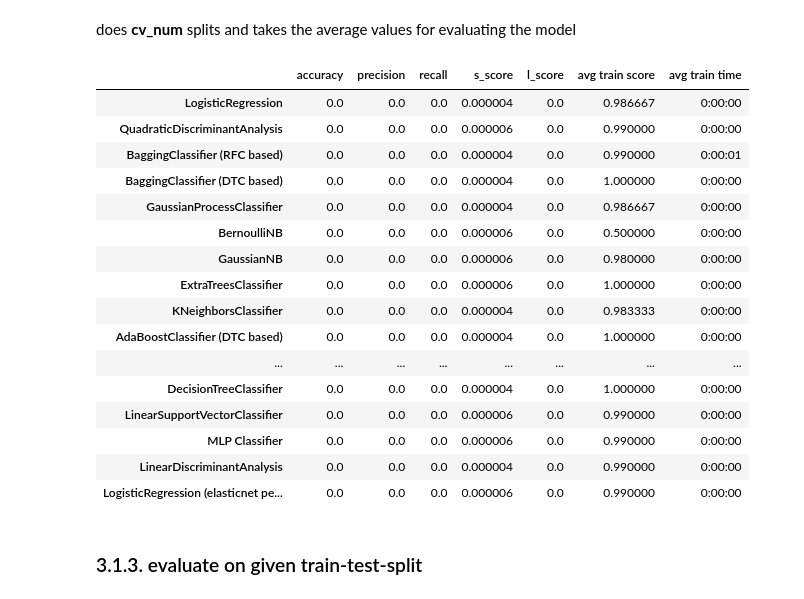
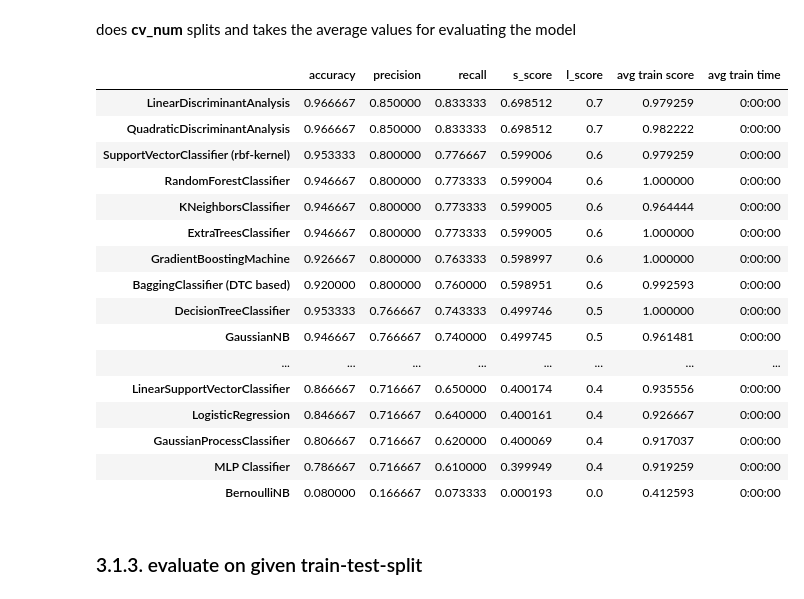
Before and after one commit to Priapos1004/SAM_ML, a Jupyter notebook: examples/iris_auto_classifier_finder.ipynb, the cells around one changed output. Drawn from its saved outputs; the diff is of its cells as text; code cells hidden in the pictures.

```diff
--- a/examples/iris_auto_classifier_finder.ipynb
+++ b/examples/iris_auto_classifier_finder.ipynb
@@ -27,7 +27,7 @@ CTest is an auto-ml class. You can use it to compare different models and find t
 **vectorizer**, **scaler**, **selector**, **sampler**: CTest init creates *Pipeline* objects out of the given models with the data class parameters given
 (look into the *iris_pipeline.ipynb* notebook to see the possible parameters)
 # %%
-tester = CTest("all")
+tester = CTest("all", scaler="minmax")
 # %% [markdown]
 get all models in the CTest class object
 # %%
@@ -144,26 +144,26 @@ tester.output_scores_as_pd(sort_by="recall", console_out=False)
 # %% [markdown]
 does **cv_num** splits and takes the average values for evaluating the model
 # %%
-tester.eval_models_cv(X, y, avg="macro", small_data_eval=False, cv_num=3)
+tester.eval_models_cv(X, y, avg="macro", small_data_eval=False, cv_num=10)
 tester.output_scores_as_pd(sort_by="recall", console_out=False)
 # %% [output]
 |  | accuracy | precision | recall | s_score | l_score | avg train score | avg train time |
-| LogisticRegression | 0.0 | 0.0 | 0.0 | 0.000004 | 0.0 | 0.986667 | 0:00:00 |
-| QuadraticDiscriminantAnalysis | 0.0 | 0.0 | 0.0 | 0.000006 | 0.0 | 0.990000 | 0:00:00 |
-| BaggingClassifier (RFC based) | 0.0 | 0.0 | 0.0 | 0.000004 | 0.0 | 0.990000 | 0:00:01 |
-| BaggingClassifier (DTC based) | 0.0 | 0.0 | 0.0 | 0.000004 | 0.0 | 1.000000 | 0:00:00 |
-| GaussianProcessClassifier | 0.0 | 0.0 | 0.0 | 0.000004 | 0.0 | 0.986667 | 0:00:00 |
-| BernoulliNB | 0.0 | 0.0 | 0.0 | 0.000006 | 0.0 | 0.500000 | 0:00:00 |
-| GaussianNB | 0.0 | 0.0 | 0.0 | 0.000006 | 0.0 | 0.980000 | 0:00:00 |
-| ExtraTreesClassifier | 0.0 | 0.0 | 0.0 | 0.000006 | 0.0 | 1.000000 | 0:00:00 |
-| KNeighborsClassifier | 0.0 | 0.0 | 0.0 | 0.000004 | 0.0 | 0.983333 | 0:00:00 |
-| AdaBoostClassifier (DTC based) | 0.0 | 0.0 | 0.0 | 0.000004 | 0.0 | 1.000000 | 0:00:00 |
+| LinearDiscriminantAnalysis | 0.966667 | 0.850000 | 0.833333 | 0.698512 | 0.7 | 0.979259 | 0:00:00 |
+| QuadraticDiscriminantAnalysis | 0.966667 | 0.850000 | 0.833333 | 0.698512 | 0.7 | 0.982222 | 0:00:00 |
+| SupportVectorClassifier (rbf-kernel) | 0.953333 | 0.800000 | 0.776667 | 0.599006 | 0.6 | 0.979259 | 0:00:00 |
+| RandomForestClassifier | 0.946667 | 0.800000 | 0.773333 | 0.599004 | 0.6 | 1.000000 | 0:00:00 |
+| KNeighborsClassifier | 0.946667 | 0.800000 | 0.773333 | 0.599005 | 0.6 | 0.964444 | 0:00:00 |
+| ExtraTreesClassifier | 0.946667 | 0.800000 | 0.773333 | 0.599005 | 0.6 | 1.000000 | 0:00:00 |
+| GradientBoostingMachine | 0.926667 | 0.800000 | 0.763333 | 0.598997 | 0.6 | 1.000000 | 0:00:00 |
+| BaggingClassifier (DTC based) | 0.920000 | 0.800000 | 0.760000 | 0.598951 | 0.6 | 0.992593 | 0:00:00 |
+| DecisionTreeClassifier | 0.953333 | 0.766667 | 0.743333 | 0.499746 | 0.5 | 1.000000 | 0:00:00 |
+| GaussianNB | 0.946667 | 0.766667 | 0.740000 | 0.499745 | 0.5 | 0.961481 | 0:00:00 |
 | ... | ... | ... | ... | ... | ... | ... | ... |
-| DecisionTreeClassifier | 0.0 | 0.0 | 0.0 | 0.000004 | 0.0 | 1.000000 | 0:00:00 |
-| LinearSupportVectorClassifier | 0.0 | 0.0 | 0.0 | 0.000006 | 0.0 | 0.990000 | 0:00:00 |
-| MLP Classifier | 0.0 | 0.0 | 0.0 | 0.000006 | 0.0 | 0.990000 | 0:00:00 |
-| LinearDiscriminantAnalysis | 0.0 | 0.0 | 0.0 | 0.000004 | 0.0 | 0.990000 | 0:00:00 |
-| LogisticRegression (elasticnet pe... | 0.0 | 0.0 | 0.0 | 0.000006 | 0.0 | 0.990000 | 0:00:00 |
+| LinearSupportVectorClassifier | 0.866667 | 0.716667 | 0.650000 | 0.400174 | 0.4 | 0.935556 | 0:00:00 |
+| LogisticRegression | 0.846667 | 0.716667 | 0.640000 | 0.400161 | 0.4 | 0.926667 | 0:00:00 |
+| GaussianProcessClassifier | 0.806667 | 0.716667 | 0.620000 | 0.400069 | 0.4 | 0.917037 | 0:00:00 |
+| MLP Classifier | 0.786667 | 0.716667 | 0.610000 | 0.399949 | 0.4 | 0.919259 | 0:00:00 |
+| BernoulliNB | 0.080000 | 0.166667 | 0.073333 | 0.000193 | 0.0 | 0.412593 | 0:00:00 |
 # %% [markdown]
 ### 3.1.3. evaluate on given train-test-split
 # %% [markdown]
```
Also changed, not shown: parts of 3 cells of this notebook, 1 other file.
